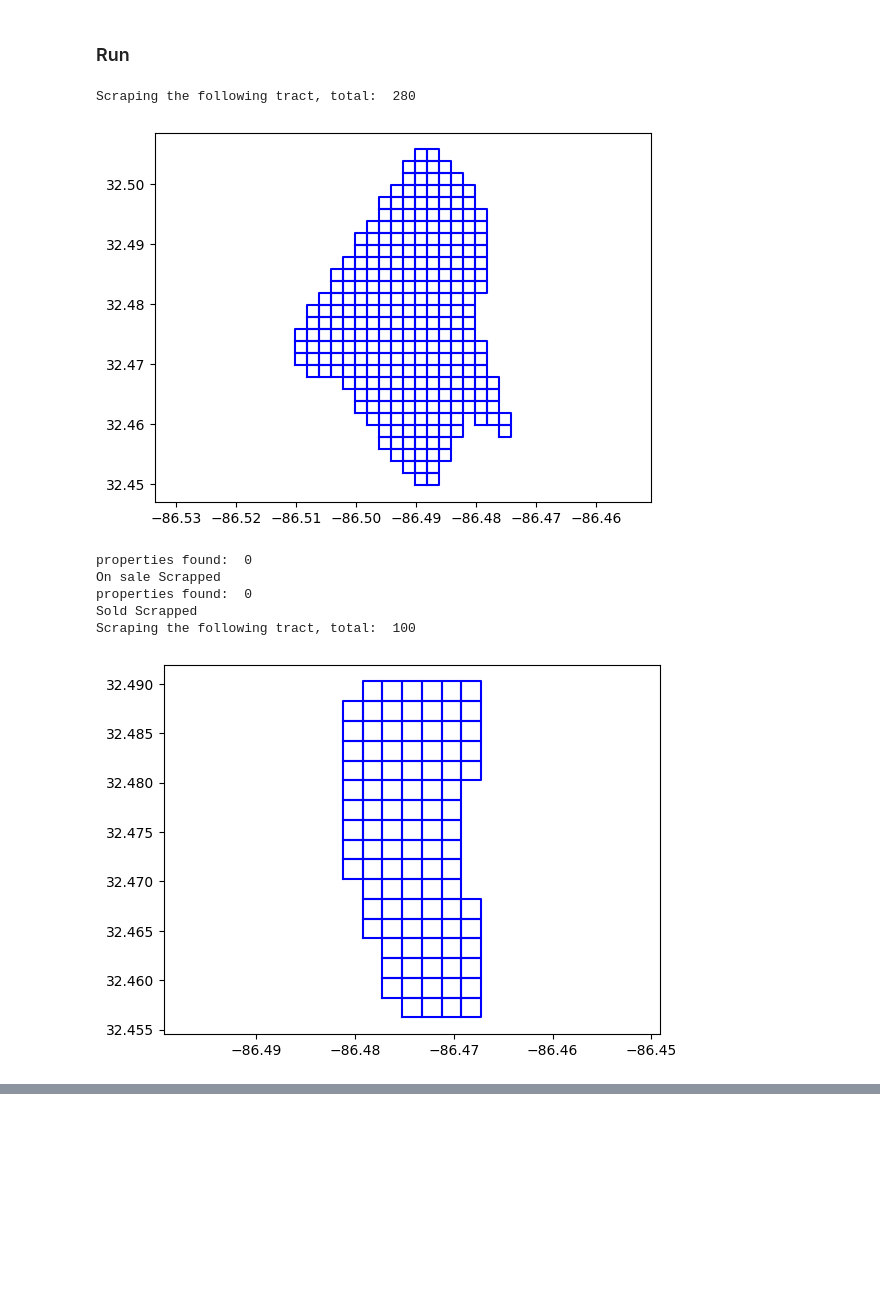
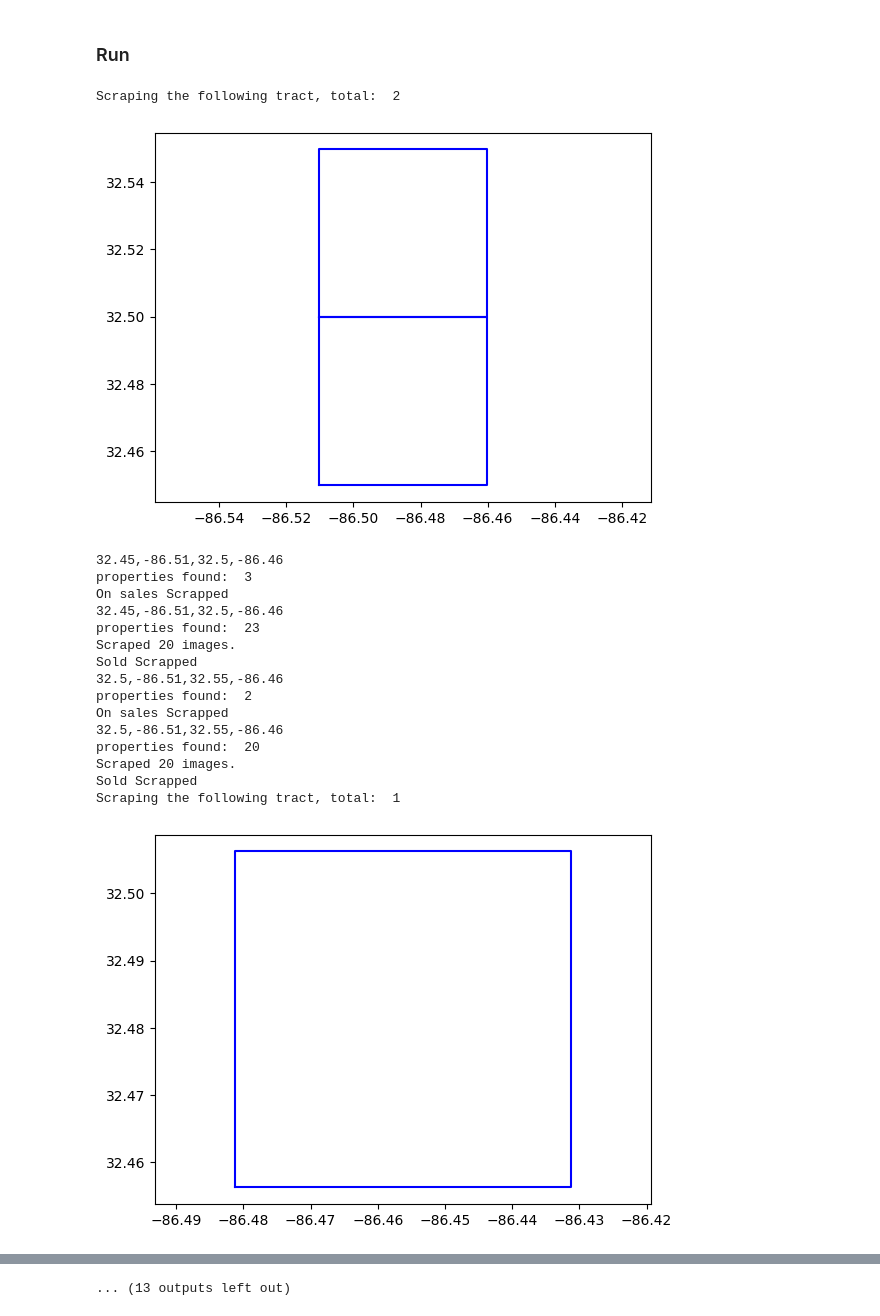
Before and after one commit to Jeff-Lewis/RA-for-Accounting, a Jupyter notebook: scripts/scraper_estately_grid_tract.ipynb, the cells around one changed output, grey strips where cells are left out. Drawn from its saved outputs; the diff is of its cells as text; code cells hidden in the pictures; blank space fills up the shorter version.

Commit message:
update EMMA disclosure and estately tracts

```diff
--- a/scripts/scraper_estately_grid_tract.ipynb
+++ b/scripts/scraper_estately_grid_tract.ipynb
@@ -227,31 +302,44 @@ def generate_grid_within_boundary(boundary, step=0.002):
     return grids
 # %%
 # Function to scrape properties for each grid
-def main_for_census_tract(tract_data):
+def main_for_census_tract(tract_data, step):
     for index, row in tract_data.iterrows():
         boundary = row['geometry']
-        grids = generate_grid_within_boundary(boundary)
+        grids = generate_grid_within_boundary(boundary, step)
         for grid in grids:
-            minx, miny, maxx, maxy = grid.bounds
+            minx, miny, maxx, maxy = [round(val, 3) for val in grid.bounds]
+
             # Adjust the main call to use these coordinates
-            main(1, f'{miny},{minx},{maxy},{maxx}')
-            print('On sale Scrapped')
-            main(1, f'{miny},{minx},{maxy},{maxx}?only_sold=sold')
+            df_on_sales = main(1, f'{miny},{minx},{maxy},{maxx}')
+            print('On sales Scrapped')
+            df_sold = main(1, f'{miny},{minx},{maxy},{maxx}', 'sold')
             print('Sold Scrapped')
+        if index > 10:
             break
+    return df_on_sales, df_sold
 # %%
 # test
-
+step = 0.05
 tract_data = pd.read_csv('tract_data.csv')
 tract_data['geometry'] = tract_data['geometry'].apply(wkt.loads)
 gpd.GeoDataFrame(tract_data, geometry='geometry')
-main_for_census_tract(tract_data)
+df_on_sales, df_sold = main_for_census_tract(tract_data, step)
 # %% [output]
-Scraping the following tract, total:  280
+Scraping the following tract, total:  2
-[figure, old version]
+[figure, new version]
-properties found:  0
-On sale Scrapped
-properties found:  0
+32.45,-86.51,32.5,-86.46
+properties found:  3
+On sales Scrapped
+32.45,-86.51,32.5,-86.46
+properties found:  23
+Scraped 20 images.
 Sold Scrapped
-Scraping the following tract, total:  100
+32.5,-86.51,32.55,-86.46
+properties found:  2
+On sales Scrapped
+32.5,-86.51,32.55,-86.46
+properties found:  20
+Scraped 20 images.
+Sold Scrapped
+Scraping the following tract, total:  1
-[figure, old version]
+[figure, new version]
@@ -260,0 +382 @@ KeyboardInterrupt:
+... (13 outputs left out)
```
Also changed, not shown: parts of 7 cells of this notebook, 39 other files.
